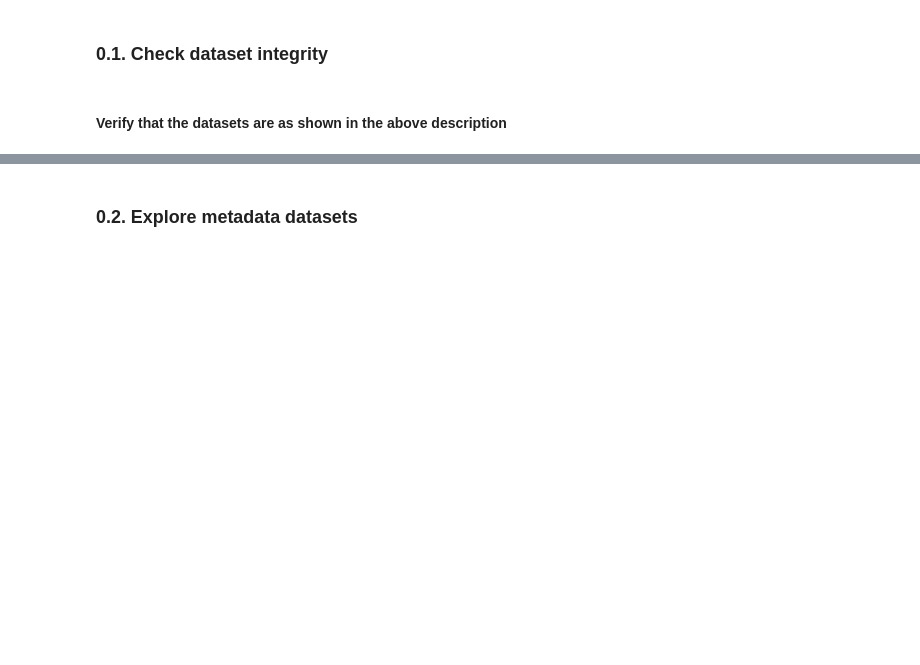
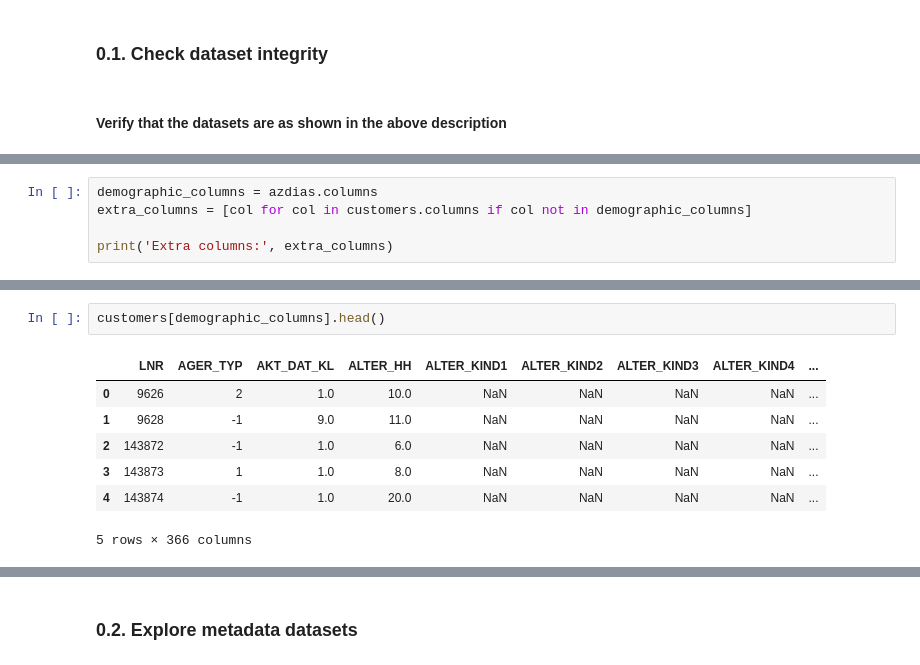
Before and after one commit to marcosgcollado/customer-segmentation-report, a Jupyter notebook: Arvato Project Workbook.ipynb, the cells around one changed output, grey strips where cells are left out. Saved outputs shown, nothing was run; the diff lists cells and outputs as text; blank space fills up the shorter version.

```diff
--- a/Arvato Project Workbook.ipynb
+++ b/Arvato Project Workbook.ipynb
@@ -101,0 +114,5 @@ You'll notice when the data is loaded in that a warning message will immediately
+# %%
+demographic_columns = azdias.columns
+extra_columns = [col for col in customers.columns if col not in demographic_columns]
+
+print('Extra columns:', extra_columns)
@@ -101,0 +133,10 @@ You'll notice when the data is loaded in that a warning message will immediately
+# %%
+customers[demographic_columns].head()
+# %% [output]
+|  | LNR | AGER_TYP | AKT_DAT_KL | ALTER_HH | ALTER_KIND1 | ALTER_KIND2 | ALTER_KIND3 | ALTER_KIND4 | ... |
+| 0 | 9626 | 2 | 1.0 | 10.0 | NaN | NaN | NaN | NaN | ... |
+| 1 | 9628 | -1 | 9.0 | 11.0 | NaN | NaN | NaN | NaN | ... |
+| 2 | 143872 | -1 | 1.0 | 6.0 | NaN | NaN | NaN | NaN | ... |
+| 3 | 143873 | 1 | 1.0 | 8.0 | NaN | NaN | NaN | NaN | ... |
+| 4 | 143874 | -1 | 1.0 | 20.0 | NaN | NaN | NaN | NaN | ... |
+5 rows × 366 columns
```
Also changed, not shown: parts of 21 cells of this notebook.
